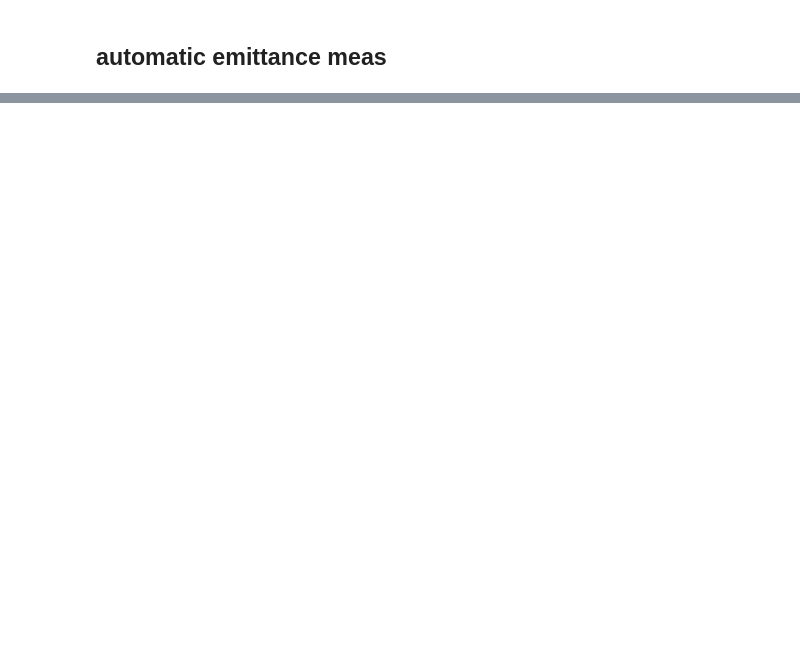
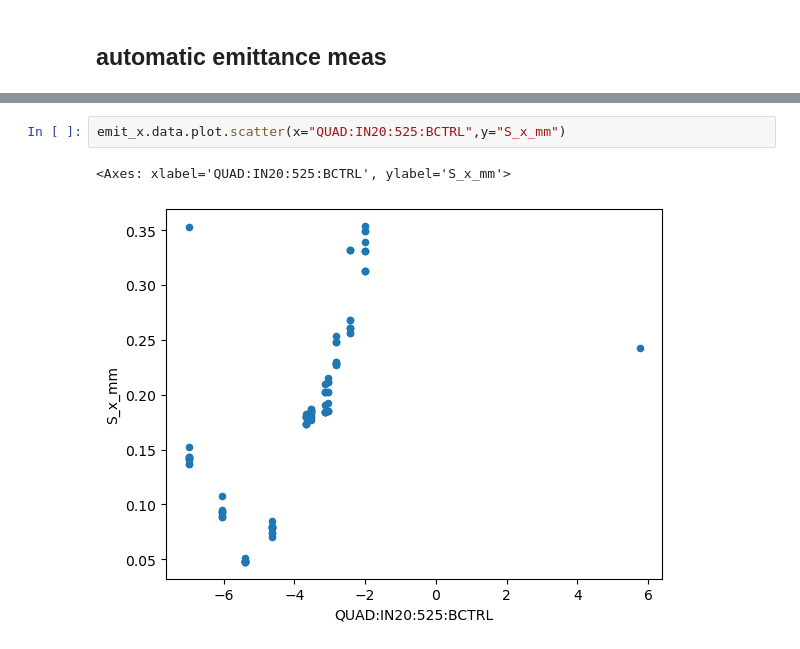
Before and after one commit to t-bz/SLAC_Xopt, a Jupyter notebook: lcls/emittance/emittance_optimization/automatic_emittance_meas.ipynb, the cells around one changed output, grey strips where cells are left out. Drawn from its saved outputs; the diff is of its cells as text; blank space fills up the shorter version.

```diff
--- a/lcls/emittance/emittance_optimization/automatic_emittance_meas.ipynb
+++ b/lcls/emittance/emittance_optimization/automatic_emittance_meas.ipynb
@@ -94,0 +142,5 @@ emit_x.data
+# %%
+emit_x.data.plot.scatter(x="QUAD:IN20:525:BCTRL",y="S_x_mm")
+# %% [output]
+<Axes: xlabel='QUAD:IN20:525:BCTRL', ylabel='S_x_mm'>
+[figure, added]
```
Also changed, not shown: parts of 14 cells of this notebook, 19 other files.
